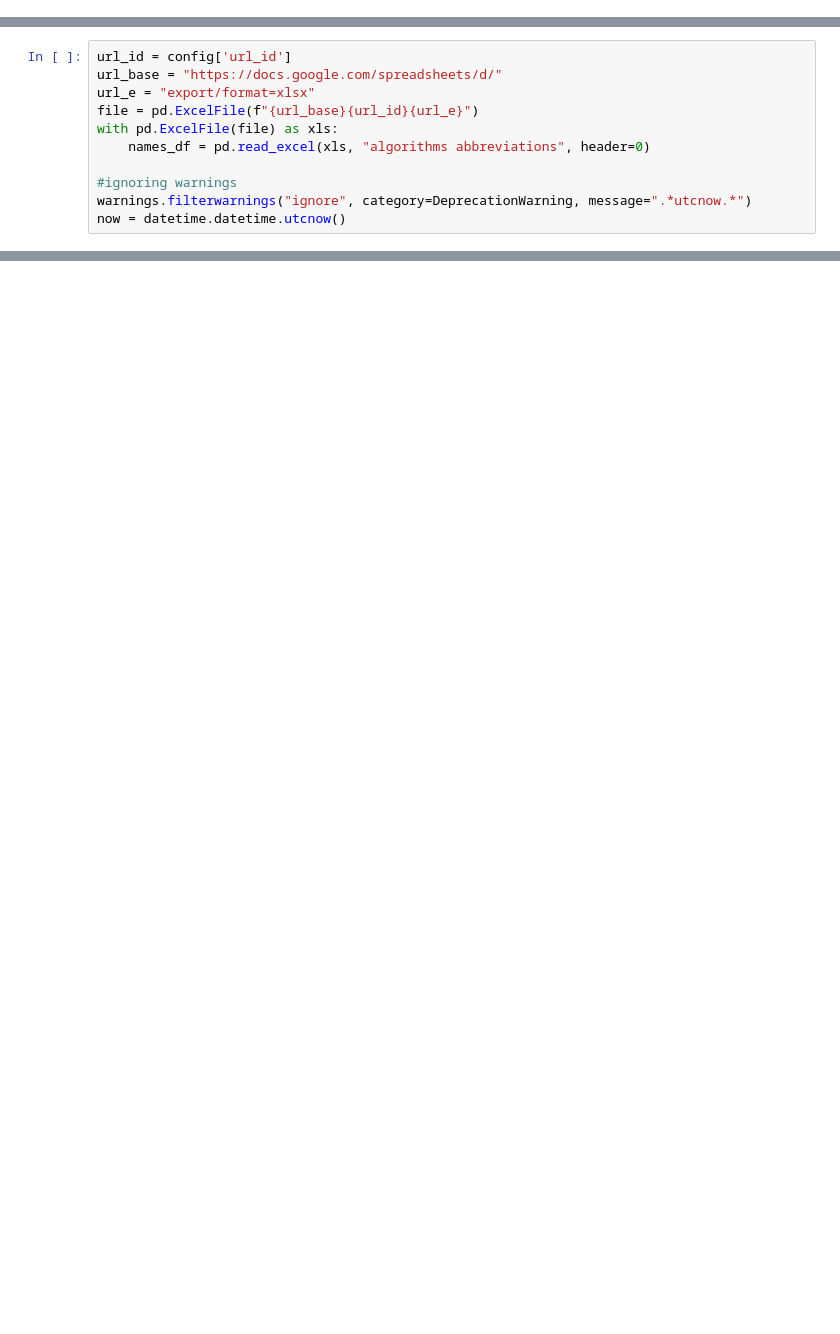
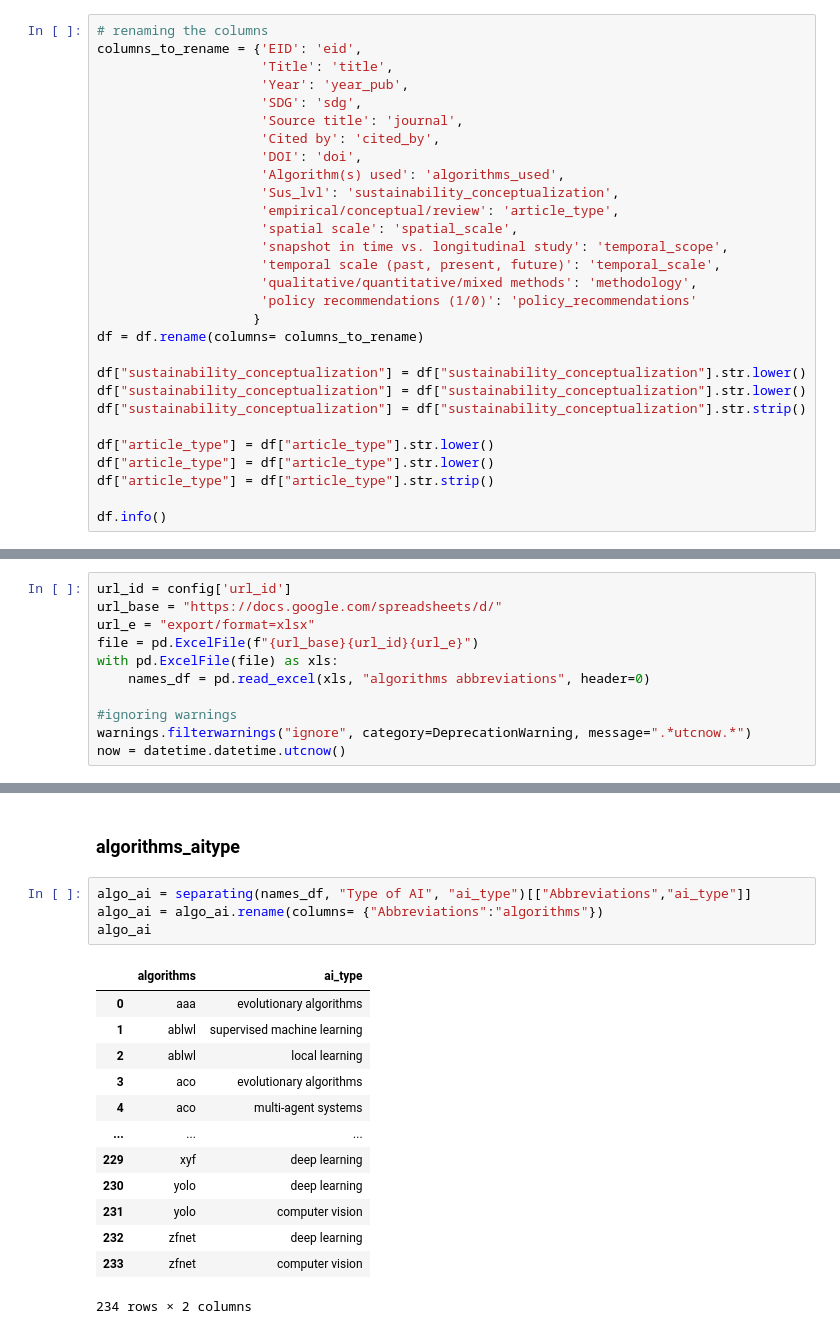
Before and after one commit to datagus/review_eda, a Jupyter notebook: analysis.ipynb, the cells around one changed output, grey strips where cells are left out. Saved outputs shown, nothing was run; the diff lists cells and outputs as text; blank space fills up the shorter version.

```diff
--- a/analysis.ipynb
+++ b/analysis.ipynb
@@ -53,3 +67,32 @@ Data columns (total 31 columns):
  30  policy recommendations (1/0)             855 non-null    int64
 dtypes: int64(7), object(24)
 memory usage: 207.2+ KB
+# %%
+# renaming the columns
+columns_to_rename = {'EID': 'eid',
+                     'Title': 'title',
+                     'Year': 'year_pub',
+                     'SDG': 'sdg',
+                     'Source title': 'journal',
+                     'Cited by': 'cited_by',
+                     'DOI': 'doi',
+                     'Algorithm(s) used': 'algorithms_used',
+                     'Sus_lvl': 'sustainability_conceptualization',
+                     'empirical/conceptual/review': 'article_type',
+                     'spatial scale': 'spatial_scale',
+                     'snapshot in time vs. longitudinal study': 'temporal_scope',
+                     'temporal scale (past, present, future)': 'temporal_scale',
+                     'qualitative/quantitative/mixed methods': 'methodology',
+                     'policy recommendations (1/0)': 'policy_recommendations'
+                    }
+df = df.rename(columns= columns_to_rename)
+
+df["sustainability_conceptualization"] = df["sustainability_conceptualization"].str.lower()
+df["sustainability_conceptualization"] = df["sustainability_conceptualization"].str.lower()
+df["sustainability_conceptualization"] = df["sustainability_conceptualization"].str.strip()
+
+df["article_type"] = df["article_type"].str.lower()
+df["article_type"] = df["article_type"].str.lower()
+df["article_type"] = df["article_type"].str.strip()
+
+df.info()
@@ -350,0 +402,20 @@ array(['a.i integrated in products', 'accelerated experimentation', 'all',
+# %% [markdown]
+### algorithms_aitype
+# %%
+algo_ai = separating(names_df, "Type of AI", "ai_type")[["Abbreviations","ai_type"]]
+algo_ai = algo_ai.rename(columns= {"Abbreviations":"algorithms"})
+algo_ai
+# %% [output]
+|  | algorithms | ai_type |
+| 0 | aaa | evolutionary algorithms |
+| 1 | ablwl | supervised machine learning |
+| 2 | ablwl | local learning |
+| 3 | aco | evolutionary algorithms |
+| 4 | aco | multi-agent systems |
+| ... | ... | ... |
+| 229 | xyf | deep learning |
+| 230 | yolo | deep learning |
+| 231 | yolo | computer vision |
+| 232 | zfnet | deep learning |
+| 233 | zfnet | computer vision |
+234 rows × 2 columns
```
Also changed, not shown: parts of 54 cells of this notebook.
